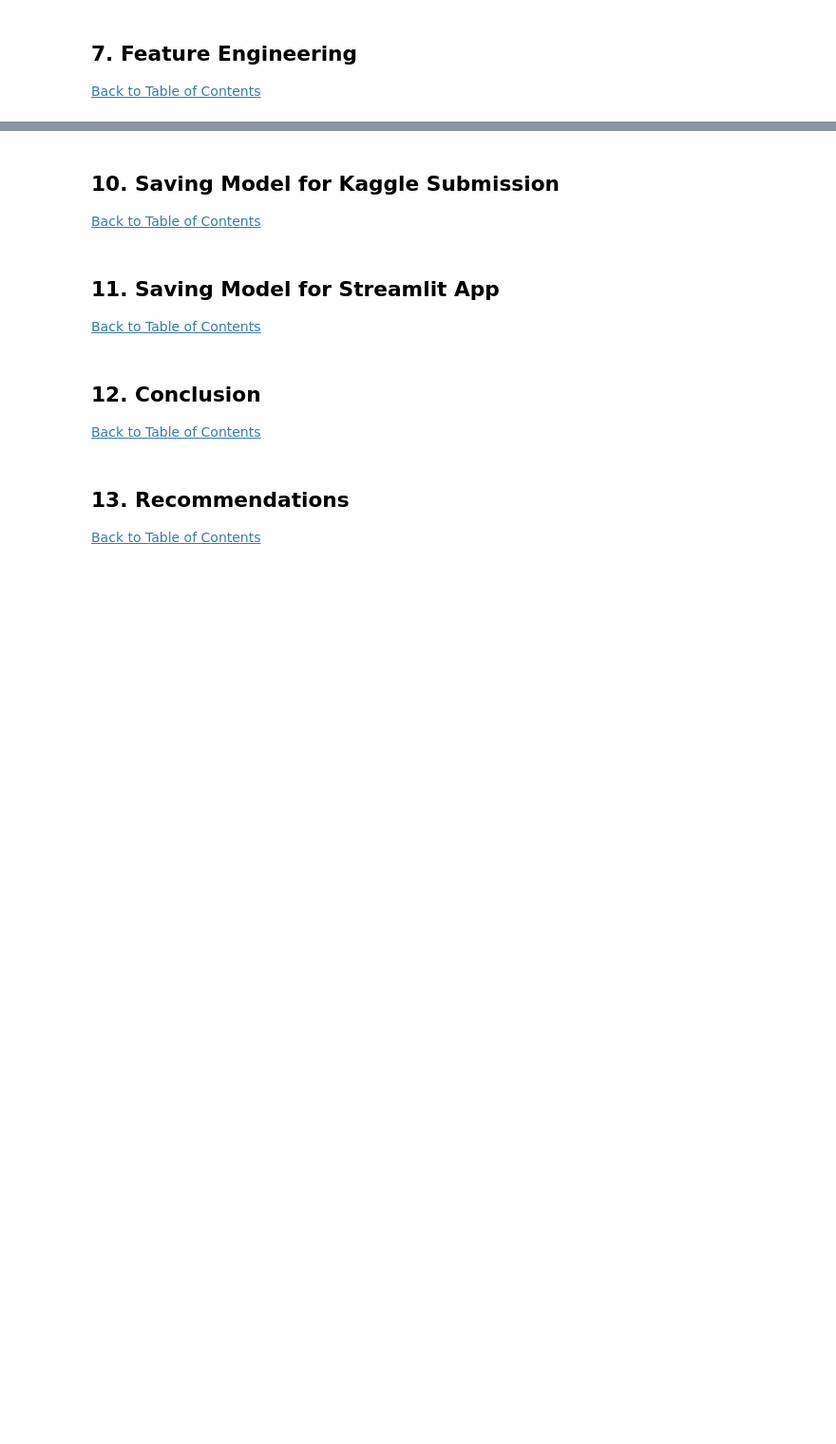
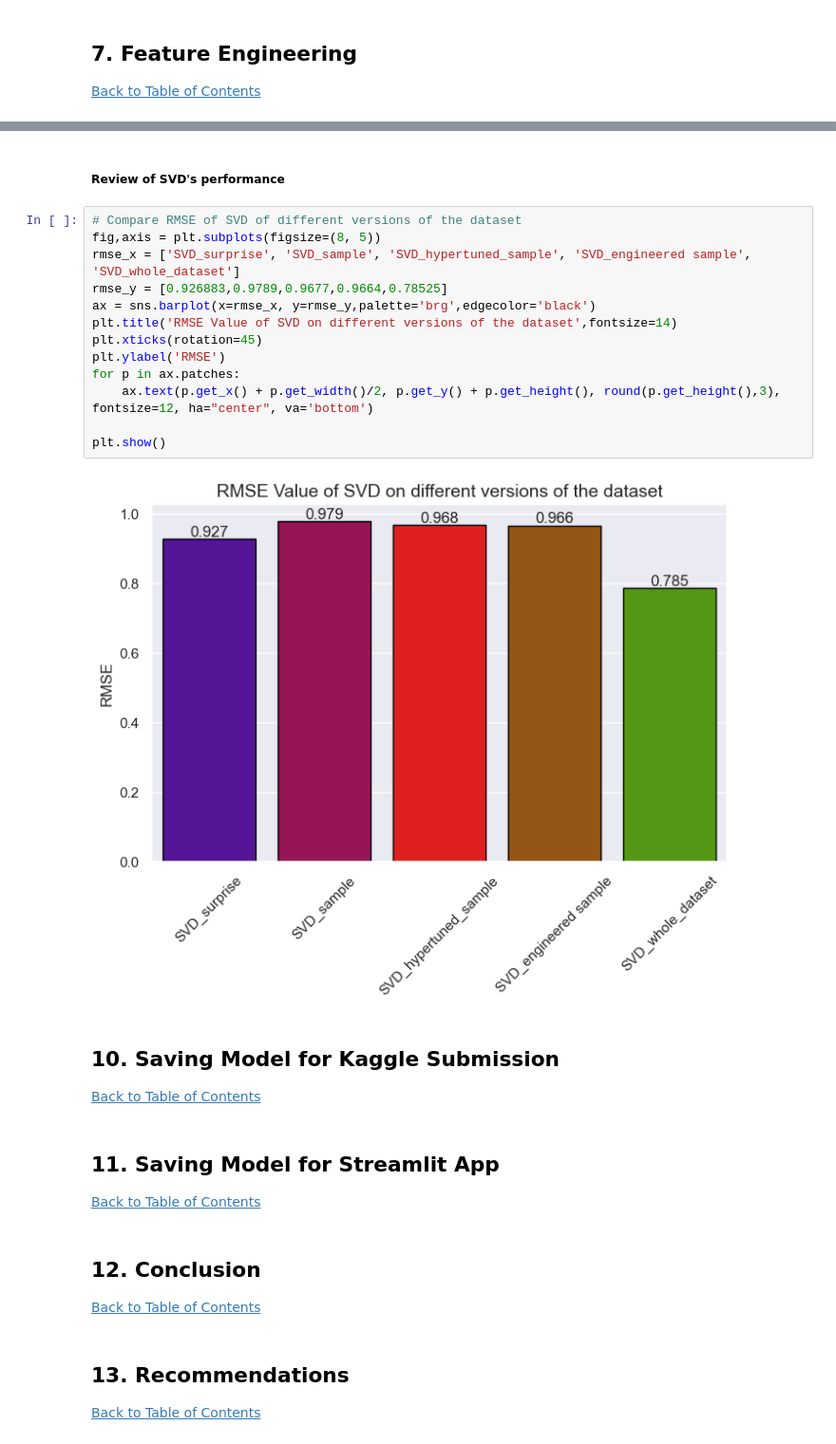
Before and after one commit to Mutiso-ac/Unsupervised-Predict-TeamBM5-2023, a Jupyter notebook: TeamBM5_Unsup_Learning_Notebbok.ipynb, the cells around one changed output, grey strips where cells are left out. Shown at 95% size. Cells and saved outputs as stored; diff of their text form; blank space fills up the shorter version.

```diff
--- a/TeamBM5_Unsup_Learning_Notebbok.ipynb
+++ b/TeamBM5_Unsup_Learning_Notebbok.ipynb
@@ -783,3 +1096,20 @@ plt.show()
+# %% [markdown]
+##### Review of SVD's performance
+# %%
+# Compare RMSE of SVD of different versions of the dataset
+fig,axis = plt.subplots(figsize=(8, 5))
+rmse_x = ['SVD_surprise', 'SVD_sample', 'SVD_hypertuned_sample', 'SVD_engineered sample', 'SVD_whole_dataset']
+rmse_y = [0.926883,0.9789,0.9677,0.9664,0.78525]
+ax = sns.barplot(x=rmse_x, y=rmse_y,palette='brg',edgecolor='black')
+plt.title('RMSE Value of SVD on different versions of the dataset',fontsize=14)
+plt.xticks(rotation=45)
+plt.ylabel('RMSE')
+for p in ax.patches:
+    ax.text(p.get_x() + p.get_width()/2, p.get_y() + p.get_height(), round(p.get_height(),3), fontsize=12, ha="center", va='bottom')
+
+plt.show()
+# %% [output]
+[figure, added]
 # %% [markdown]
 <a id="ten"></a>
 ## 10. Saving Model for Kaggle Submission
```
Also changed, not shown: parts of 85 cells of this notebook.
